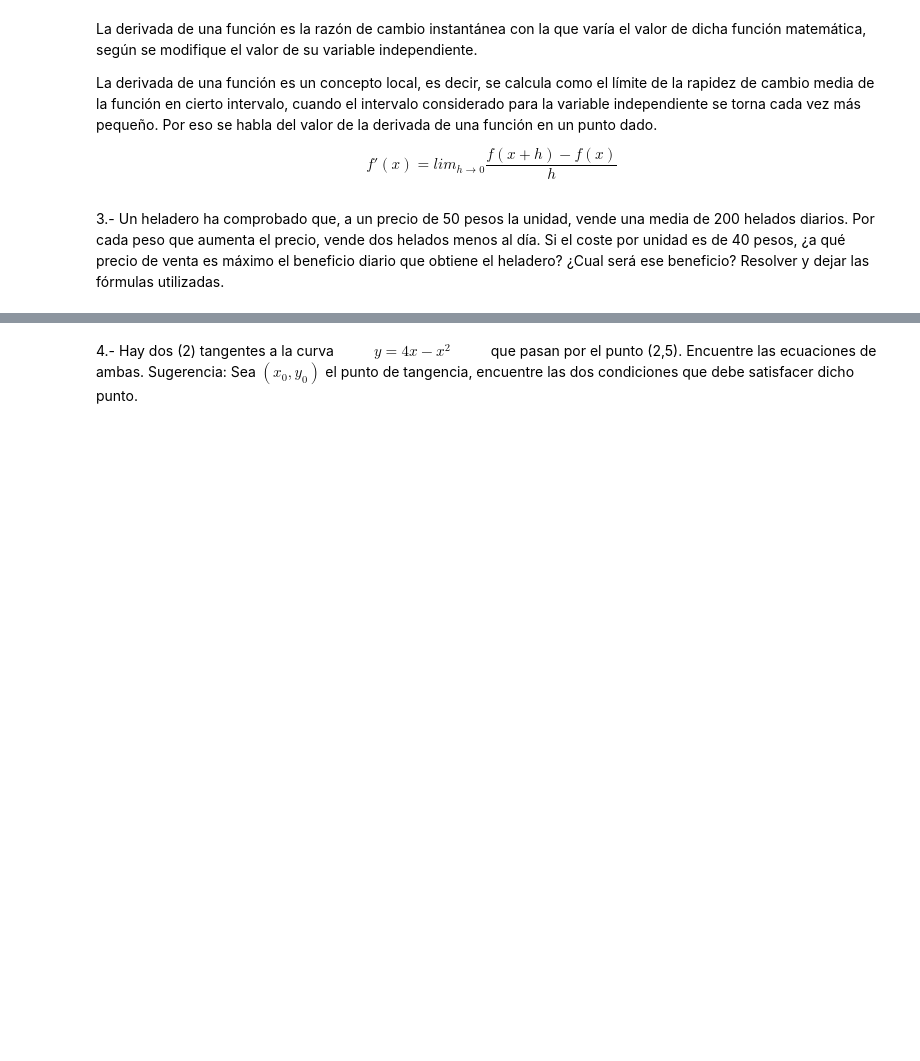
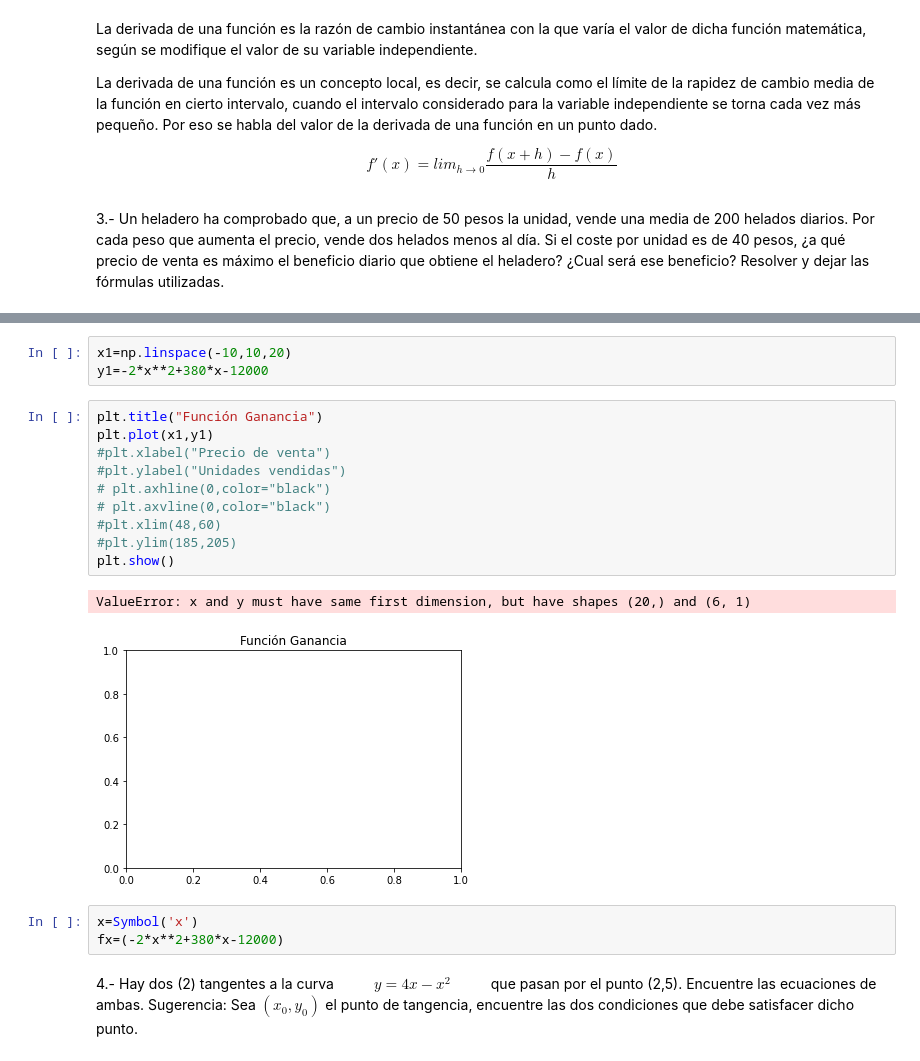
Before and after one commit to lvalinotti/analisis_matematico, a Jupyter notebook: analisis_matematico_parcial_161220.ipynb, the cells around one changed output, grey strips where cells are left out. Drawn from its saved outputs; the diff is of its cells as text; blank space fills up the shorter version.

```diff
--- a/analisis_matematico_parcial_161220.ipynb
+++ b/analisis_matematico_parcial_161220.ipynb
@@ -308,3 +369,22 @@ Resolver y dejar las fórmulas utilizadas.
+# %%
+x1=np.linspace(-10,10,20)
+y1=-2*x**2+380*x-12000
+# %%
+plt.title("Función Ganancia")
+plt.plot(x1,y1)
+#plt.xlabel("Precio de venta")
+#plt.ylabel("Unidades vendidas")
+# plt.axhline(0,color="black")
+# plt.axvline(0,color="black")
+#plt.xlim(48,60)
+#plt.ylim(185,205)
+plt.show()
+# %% [output]
+ValueError: x and y must have same first dimension, but have shapes (20,) and (6, 1)
+[figure, added]
+# %%
+x=Symbol('x')
+fx=(-2*x**2+380*x-12000)
 # %% [markdown]
 4.- Hay dos (2) tangentes a la curva $ \hspace{1cm} y = 4x - x^2 \hspace{1cm} $ que pasan por el punto (2,5). Encuentre las ecuaciones de ambas. Sugerencia: Sea $(x_ 0, y_ 0) $ el punto de tangencia, encuentre las dos condiciones que debe satisfacer dicho punto.
 # %% [markdown]
```
Also changed, not shown: parts of 16 cells of this notebook.
